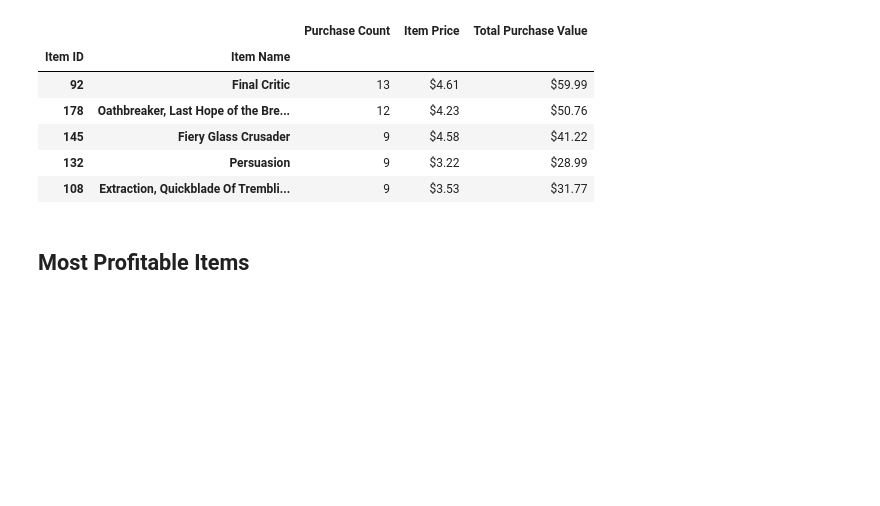
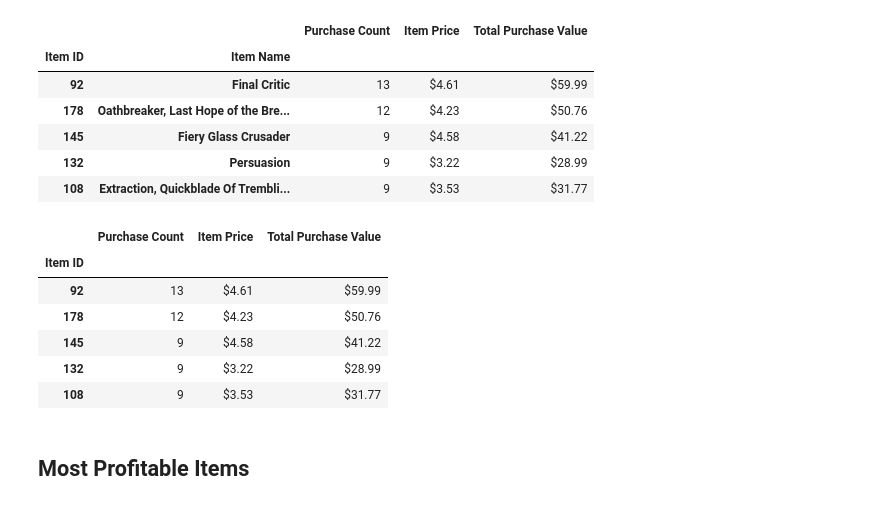
Before and after one commit to simoncastellanos9/pandas-challenge, a Jupyter notebook: HeroesOfPymoli/HeroesOfPymoli_starter-Copy1.ipynb, the cells around one changed output. Drawn from its saved outputs; the diff is of its cells as text; code cells hidden in the pictures; blank space fills up the shorter version.

Commit message:
party completed most popular item list

```diff
--- a/HeroesOfPymoli/HeroesOfPymoli_starter-Copy1.ipynb
+++ b/HeroesOfPymoli/HeroesOfPymoli_starter-Copy1.ipynb
@@ -339,6 +339,30 @@ spenders_df.head(5)
 | 145 | Fiery Glass Crusader | 9 | $4.58 | $41.22 |
 | 132 | Persuasion | 9 | $3.22 | $28.99 |
 | 108 | Extraction, Quickblade Of Trembli... | 9 | $3.53 | $31.77 |
+# %%
+purchase_copy4 = purchase_data.copy()
+
+item_counts = purchase_copy4['Item ID'].value_counts()
+
+grouped_item = purchase_copy4.groupby(['Item ID'])
+#item_name = purchase_copy4.loc['Item ID',"Item Name"]
+grouped_iCount = grouped_item['Price'].count()
+grouped_iPrice = grouped_item['Price'].mean()
+grouped_iPrice = grouped_iPrice.astype(float).map("${:,.2f}".format)
+grouped_iTot = grouped_item['Price'].sum()
+grouped_iTot = grouped_iTot.astype(float).map("${:,.2f}".format)
+
+most_pop_df = pd.DataFrame({"Purchase Count":grouped_iCount,"Item Price":grouped_iPrice,"Total Purchase Value":grouped_iTot})
+most_pop_df = most_pop_df.sort_values(['Purchase Count'], ascending=[False])
+most_pop_df.head(5)
+# %% [output]
+|  | Purchase Count | Item Price | Total Purchase Value |
+| Item ID |  |  |  |
+| 92 | 13 | $4.61 | $59.99 |
+| 178 | 12 | $4.23 | $50.76 |
+| 145 | 9 | $4.58 | $41.22 |
+| 132 | 9 | $3.22 | $28.99 |
+| 108 | 9 | $3.53 | $31.77 |
 # %% [markdown]
 ## Most Profitable Items
 # %% [markdown]
```
